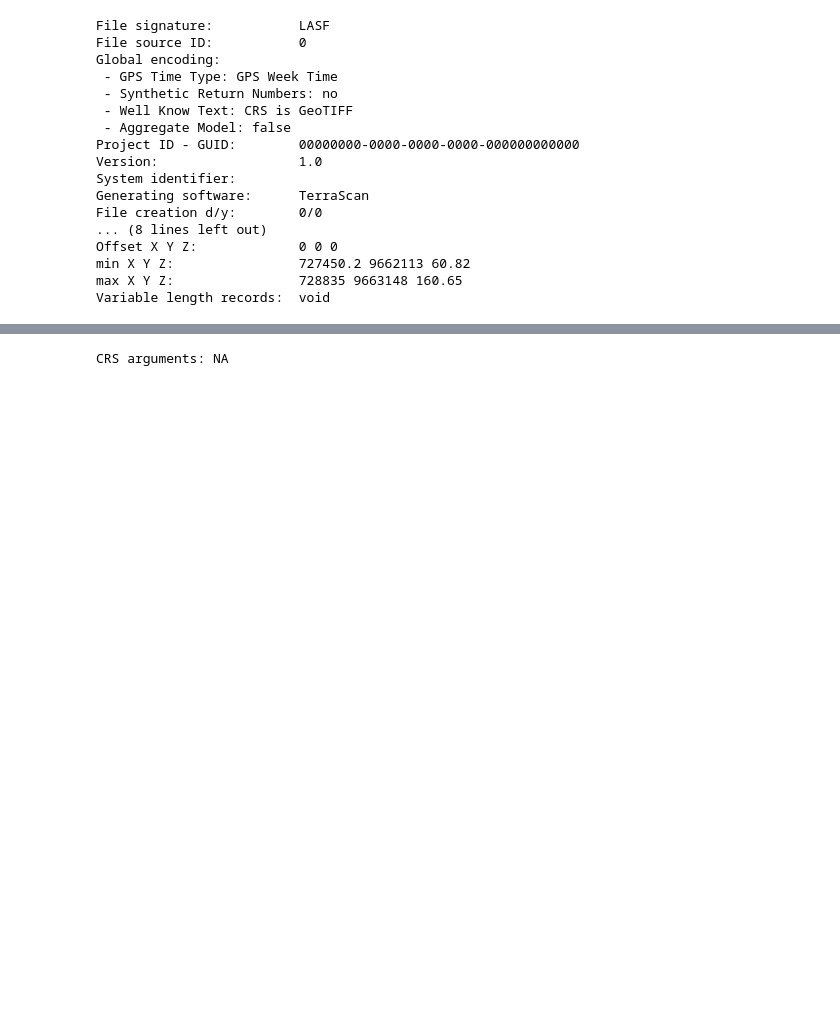
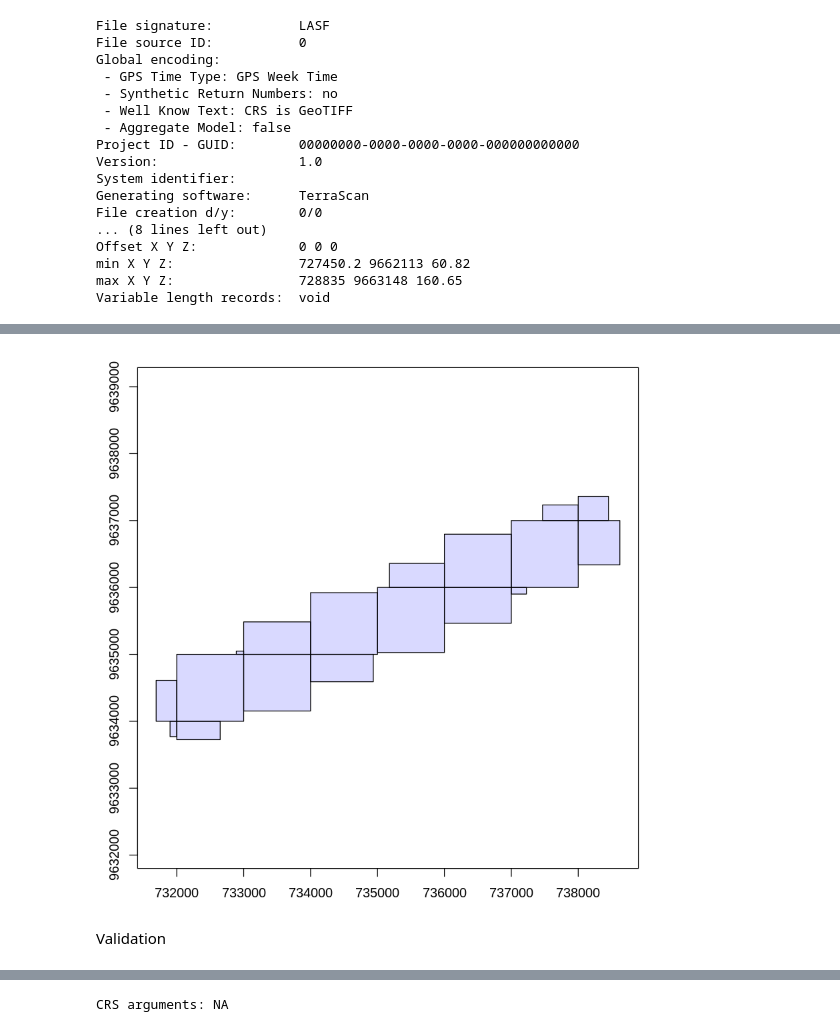
Before and after one commit to ameliaholcomb/biomass-recovery, a Jupyter notebook: notebooks/R1-Testing_out_R.ipynb, the cells around one changed output, grey strips where cells are left out. Cells and saved outputs as stored; diff of their text form; code cells hidden in the pictures; blank space fills up the shorter version.

```diff
--- a/notebooks/R1-Testing_out_R.ipynb
+++ b/notebooks/R1-Testing_out_R.ipynb
@@ -40,3 +319,7 @@ Offset X Y Z:             0 0 0
 min X Y Z:                727450.2 9662113 60.82
 max X Y Z:                728835 9663148 160.65
 Variable length records:  void
+# %%
+folder <- "/gws/nopw/j04/forecol/data/Paisagenslidar/Mission_2014/SAN_A02_2014_LiDAR/SAN_A02_2014_laz"
+# %%
+ctg <- readLAScatalog(folder)
@@ -42,0 +342,6 @@ Variable length records:  void
+# %%
+plot(ctg)
+# %% [output]
+[figure, added]
+# %% [markdown]
+Validation
```
Also changed, not shown: parts of 57 cells of this notebook.
